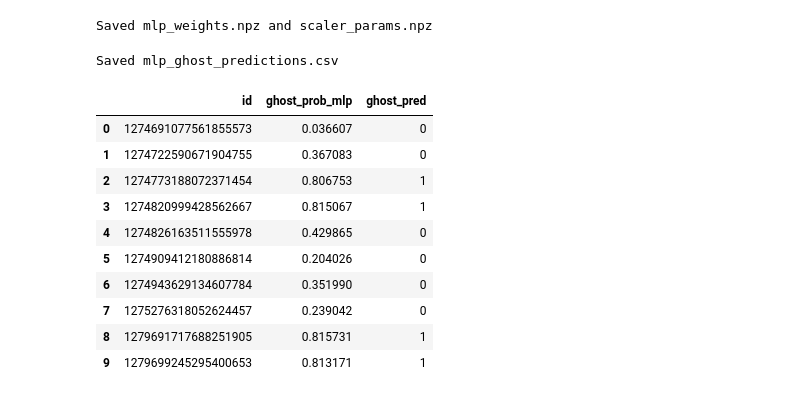
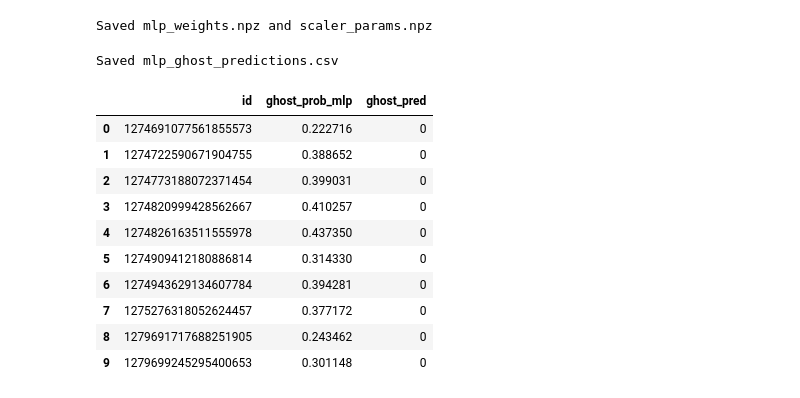
Before and after one commit to kaydencel/ds4420_ml2_project, a Jupyter notebook: models/MLP_ghost_classifier.ipynb, the cells around one changed output. Cells and saved outputs as stored; diff of their text form; code cells hidden in the pictures.

```diff
--- a/models/MLP_ghost_classifier.ipynb
+++ b/models/MLP_ghost_classifier.ipynb
@@ -111,36 +110,17 @@ def precision_recall_curve(y_true, y_score):
 # %%
 df = pd.read_csv('../data/airbnb_clean.csv', low_memory=False)
 
-# parse numeric price stored as "$87.00"
-df['price_num'] = (df['price']
-                   .astype(str)
-                   .str.replace(r'[$,]', '', regex=True)
-                   .pipe(pd.to_numeric, errors='coerce'))
-
-# ghost label
-# availability_365 > 300 AND (reviews_per_month is NA OR reviews_per_month < 0.1)
-# OR reviews_per_month == 0 AND calculated_host_listings_count > 3
-
-# Ensures that this is a combination of union and or in order for best preformance
-rpm  = pd.to_numeric(df['reviews_per_month'], errors='coerce')
-chlc = pd.to_numeric(df['calculated_host_listings_count'], errors='coerce')
-avail = pd.to_numeric(df['availability_365'], errors='coerce')
-
-cond1 = (avail > 300) & (rpm.isna() | (rpm < 0.1))
-cond2 = (rpm == 0)    & (chlc > 3)
-df['ghost'] = (cond1 | cond2).astype(int)
-
-df['borough']        = df['neighbourhood_group_cleansed']
-df['log_host_count'] = np.log(chlc.clip(lower=1))
-df['log_reviews']    = np.log1p(pd.to_numeric(df['number_of_reviews'], errors='coerce').fillna(0))
+df['borough'] = df['neighbourhood_group_cleansed']
+df['log_host_count'] = np.log(pd.to_numeric(df['calculated_host_listings_count'], errors='coerce').clip(lower=1))
+df['log_reviews'] = np.log1p(pd.to_numeric(df['number_of_reviews'], errors='coerce').fillna(0))
 df['review_complete'] = pd.to_numeric(df['review_scores_rating'], errors='coerce')
-borough_med = df.groupby('borough')['price_num'].transform('median')
-df['price_vs_neigh'] = df['price_num'] / borough_med.replace(0, np.nan)
+borough_med = df.groupby('borough')['price'].transform('median')
+df['price_vs_neigh'] = pd.to_numeric(df['price'], errors='coerce') / borough_med.replace(0, np.nan)
 
 df = df.dropna(subset=['accommodates', 'log_host_count', 'price_vs_neigh',
                         'borough', 'room_type']).reset_index(drop=True)
 
-y = df['ghost'].astype(int).values
+y = df['ghost_label'].astype(int).values
 n_pos, n_neg = y.sum(), (y == 0).sum()
 print(f'Ghost listings (1): {n_pos:,} ({n_pos/len(y)*100:.1f}%)')
 print(f'Normal listings (0): {n_neg:,} ({n_neg/len(y)*100:.1f}%)')
@@ -493,23 +469,23 @@ print('Saved mlp_weights.npz and scaler_params.npz')
 Saved mlp_weights.npz and scaler_params.npz
 # %%
 out = pd.DataFrame({
-    'id':             df['id'].values,
+    'id':
+    df['id'].values,
     'ghost_prob_mlp': y_prob_all,
-    'ghost_pred':     y_pred_all,
-})
+    'ghost_pred':     y_pred_all,})
 out.to_csv('../data/mlp_ghost_predictions.csv', index=False)
 print('Saved mlp_ghost_predictions.csv')
 out.head(10)
 # %% [output]
 Saved mlp_ghost_predictions.csv
 |  | id | ghost_prob_mlp | ghost_pred |
-| 0 | 1274691077561855573 | 0.036607 | 0 |
-| 1 | 1274722590671904755 | 0.367083 | 0 |
-| 2 | 1274773188072371454 | 0.806753 | 1 |
-| 3 | 1274820999428562667 | 0.815067 | 1 |
-| 4 | 1274826163511555978 | 0.429865 | 0 |
-| 5 | 1274909412180886814 | 0.204026 | 0 |
-| 6 | 1274943629134607784 | 0.351990 | 0 |
-| 7 | 1275276318052624457 | 0.239042 | 0 |
-| 8 | 1279691717688251905 | 0.815731 | 1 |
-| 9 | 1279699245295400653 | 0.813171 | 1 |
+| 0 | 1274691077561855573 | 0.222716 | 0 |
+| 1 | 1274722590671904755 | 0.388652 | 0 |
+| 2 | 1274773188072371454 | 0.399031 | 0 |
+| 3 | 1274820999428562667 | 0.410257 | 0 |
+| 4 | 1274826163511555978 | 0.437350 | 0 |
+| 5 | 1274909412180886814 | 0.314330 | 0 |
+| 6 | 1274943629134607784 | 0.394281 | 0 |
+| 7 | 1275276318052624457 | 0.377172 | 0 |
+| 8 | 1279691717688251905 | 0.243462 | 0 |
+| 9 | 1279699245295400653 | 0.301148 | 0 |
```
Also changed, not shown: parts of 11 cells of this notebook.
